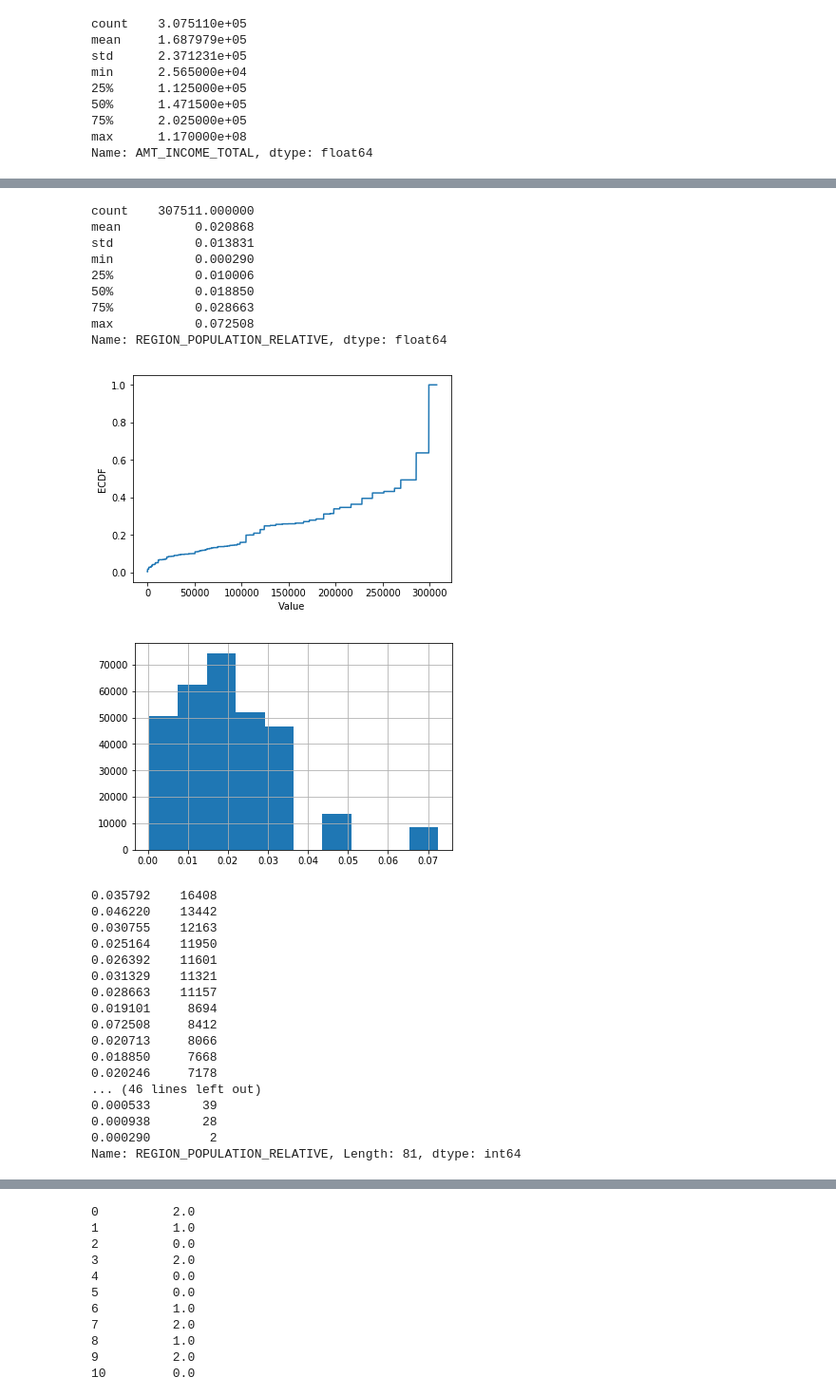
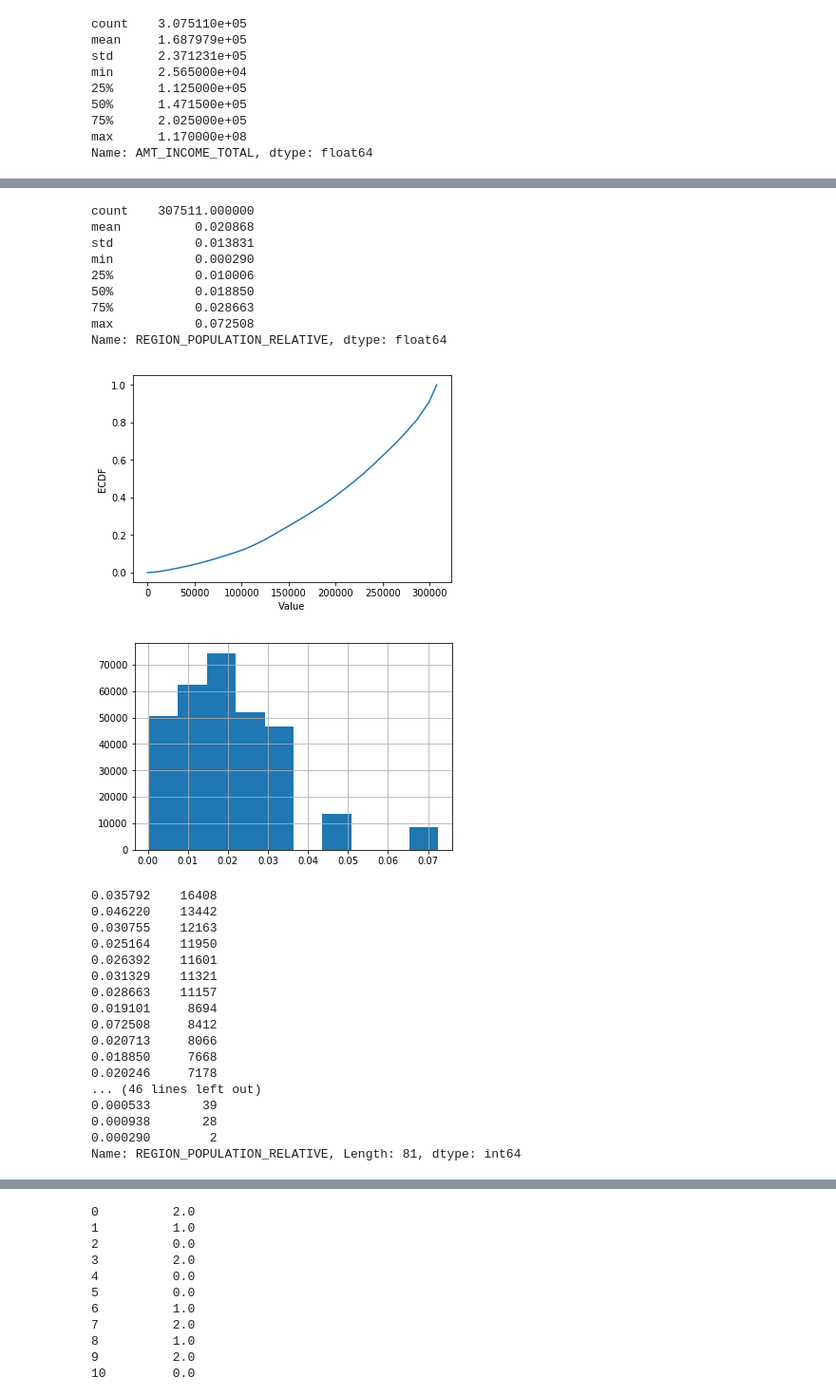
Before and after one commit to dgtyuewq/2nd-ML100days-2, a Jupyter notebook: Day_006_HW.ipynb, the cells around one changed output, grey strips where cells are left out. Shown at 95% size. Saved outputs shown, nothing was run; the diff lists cells and outputs as text; code cells hidden in the pictures.

```diff
--- a/Day_006_HW.ipynb
+++ b/Day_006_HW.ipynb
@@ -139,35 +141,35 @@ print(app_train['REGION_POPULATION_RELATIVE'].describe())
 # 繪製 Empirical Cumulative Density Plot (ECDF)
 """
 Your Code Here
 """
 
-cdf=app_train["REGION_POPULATION_RELATIVE"].sort_values().reset_index(drop=True)
+cdf=np.cumsum(app_train["REGION_POPULATION_RELATIVE"].sort_values().reset_index(drop=True))
 
 
 plt.plot(list(cdf.index), cdf/cdf.max())
 plt.xlabel('Value')
 plt.ylabel('ECDF')
 plt.ylim([-0.05,1.05]) # 限制顯示圖片的範圍
 plt.show()
 
 app_train['REGION_POPULATION_RELATIVE'].hist()
 plt.show()
 
 app_train['REGION_POPULATION_RELATIVE'].value_counts()
 
 # 就以這個欄位來說，雖然有資料掉在分布以外，也不算異常，僅代表這間公司在稍微熱鬧的地區有的據點較少，
 # 導致 region population relative 在少的部分較為密集，但在大的部分較為疏漏
 # %% [output]
 count    307511.000000
 mean          0.020868
 std           0.013831
 min           0.000290
 25%           0.010006
 50%           0.018850
 75%           0.028663
 max           0.072508
 Name: REGION_POPULATION_RELATIVE, dtype: float64
-[figure, old version]
+[figure, new version]
 [figure]
 0.035792    16408
 0.046220    13442
```
Also changed, not shown: parts of 2 cells of this notebook.
